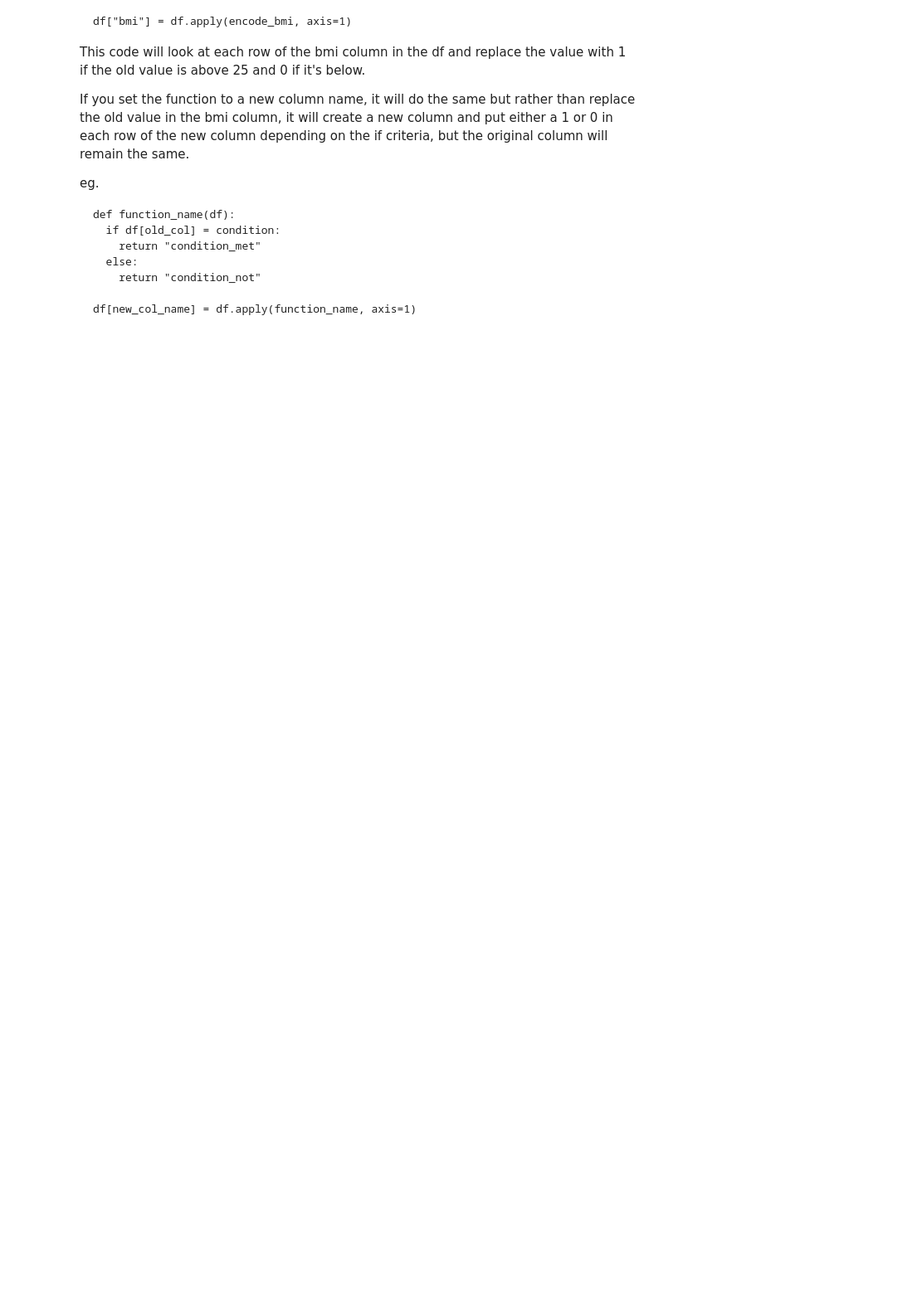
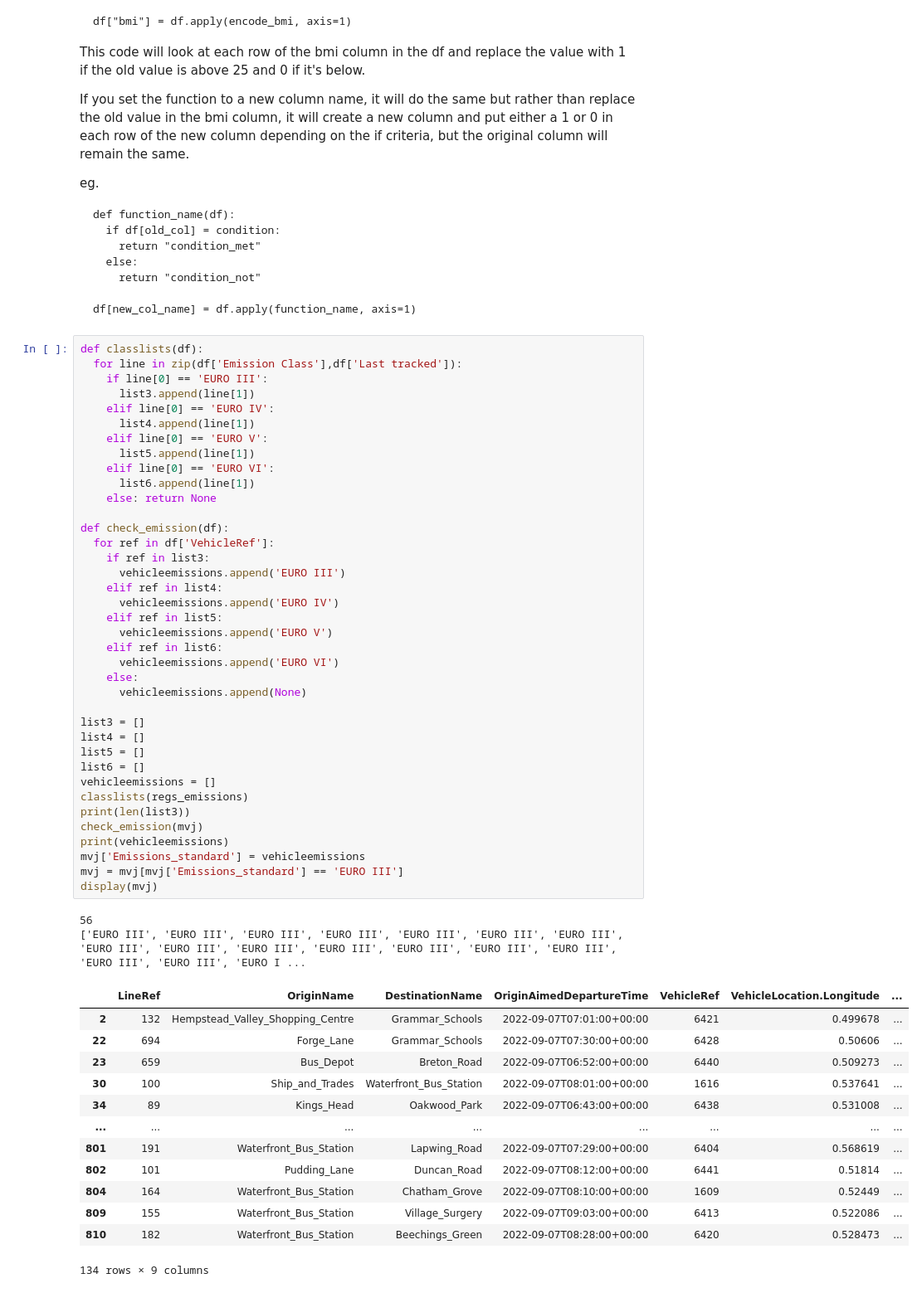
Before and after one commit to JackSandford/ECK, a Jupyter notebook: Projects/Bus_Data_dataset_simplification.ipynb, the cells around one changed output. Shown at 83% size. Drawn from its saved outputs; the diff is of its cells as text; blank space fills up the shorter version.

````diff
--- a/Projects/Bus_Data_dataset_simplification.ipynb
+++ b/Projects/Bus_Data_dataset_simplification.ipynb
@@ -386,3 +386,57 @@ def function_name(df):
 
 df[new_col_name] = df.apply(function_name, axis=1)
 ```
+# %%
+def classlists(df):
+  for line in zip(df['Emission Class'],df['Last tracked']):
+    if line[0] == 'EURO III':
+      list3.append(line[1])
+    elif line[0] == 'EURO IV':
+      list4.append(line[1])
+    elif line[0] == 'EURO V':
+      list5.append(line[1])
+    elif line[0] == 'EURO VI':
+      list6.append(line[1])
+    else: return None
+
+def check_emission(df):
+  for ref in df['VehicleRef']:
+    if ref in list3:
+      vehicleemissions.append('EURO III')
+    elif ref in list4:
+      vehicleemissions.append('EURO IV')
+    elif ref in list5:
+      vehicleemissions.append('EURO V')
+    elif ref in list6:
+      vehicleemissions.append('EURO VI')
+    else:
+      vehicleemissions.append(None)
+
+list3 = []
+list4 = []
+list5 = []
+list6 = []
+vehicleemissions = []
+classlists(regs_emissions)
+print(len(list3))
+check_emission(mvj)
+print(vehicleemissions)
+mvj['Emissions_standard'] = vehicleemissions
+mvj = mvj[mvj['Emissions_standard'] == 'EURO III']
+display(mvj)
+# %% [output]
+56
+['EURO III', 'EURO III', 'EURO III', 'EURO III', 'EURO III', 'EURO III', 'EURO III', 'EURO III', 'EURO III', 'EURO III', 'EURO III', 'EURO III', 'EURO III', 'EURO III', 'EURO III', 'EURO III', 'EURO I ...
+|  | LineRef | OriginName | DestinationName | OriginAimedDepartureTime | VehicleRef | VehicleLocation.Longitude | ... |
+| 2 | 132 | Hempstead_Valley_Shopping_Centre | Grammar_Schools | 2022-09-07T07:01:00+00:00 | 6421 | 0.499678 | ... |
+| 22 | 694 | Forge_Lane | Grammar_Schools | 2022-09-07T07:30:00+00:00 | 6428 | 0.50606 | ... |
+| 23 | 659 | Bus_Depot | Breton_Road | 2022-09-07T06:52:00+00:00 | 6440 | 0.509273 | ... |
+| 30 | 100 | Ship_and_Trades | Waterfront_Bus_Station | 2022-09-07T08:01:00+00:00 | 1616 | 0.537641 | ... |
+| 34 | 89 | Kings_Head | Oakwood_Park | 2022-09-07T06:43:00+00:00 | 6438 | 0.531008 | ... |
+| ... | ... | ... | ... | ... | ... | ... | ... |
+| 801 | 191 | Waterfront_Bus_Station | Lapwing_Road | 2022-09-07T07:29:00+00:00 | 6404 | 0.568619 | ... |
+| 802 | 101 | Pudding_Lane | Duncan_Road | 2022-09-07T08:12:00+00:00 | 6441 | 0.51814 | ... |
+| 804 | 164 | Waterfront_Bus_Station | Chatham_Grove | 2022-09-07T08:10:00+00:00 | 1609 | 0.52449 | ... |
+| 809 | 155 | Waterfront_Bus_Station | Village_Surgery | 2022-09-07T09:03:00+00:00 | 6413 | 0.522086 | ... |
+| 810 | 182 | Waterfront_Bus_Station | Beechings_Green | 2022-09-07T08:28:00+00:00 | 6420 | 0.528473 | ... |
+134 rows × 9 columns
````
